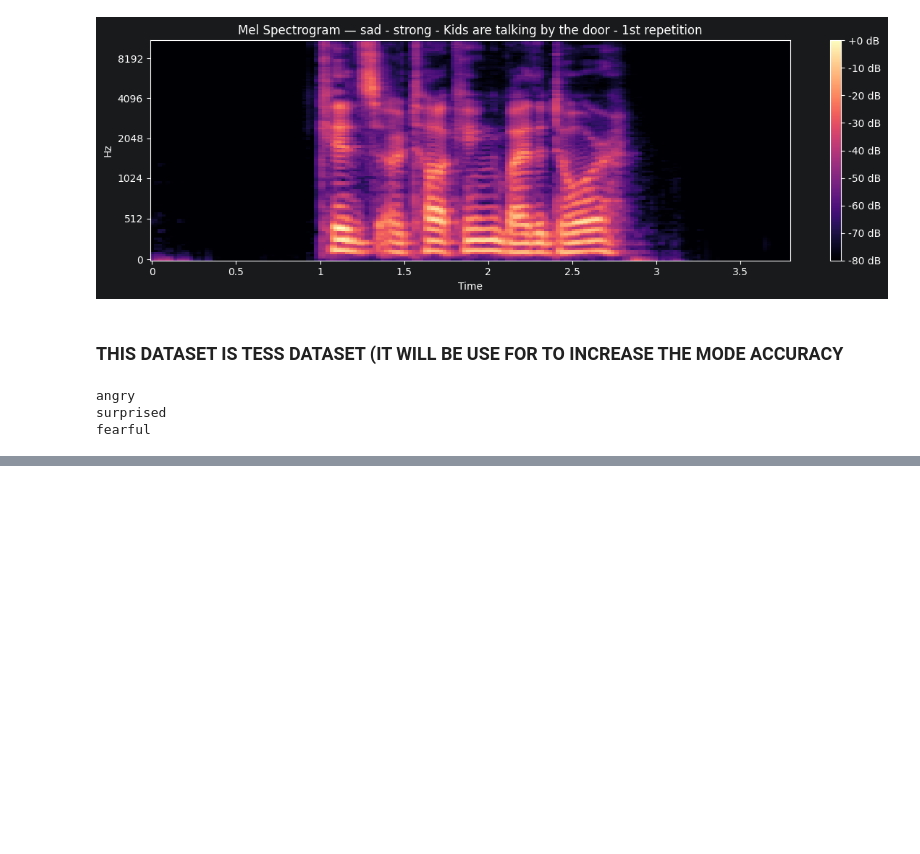
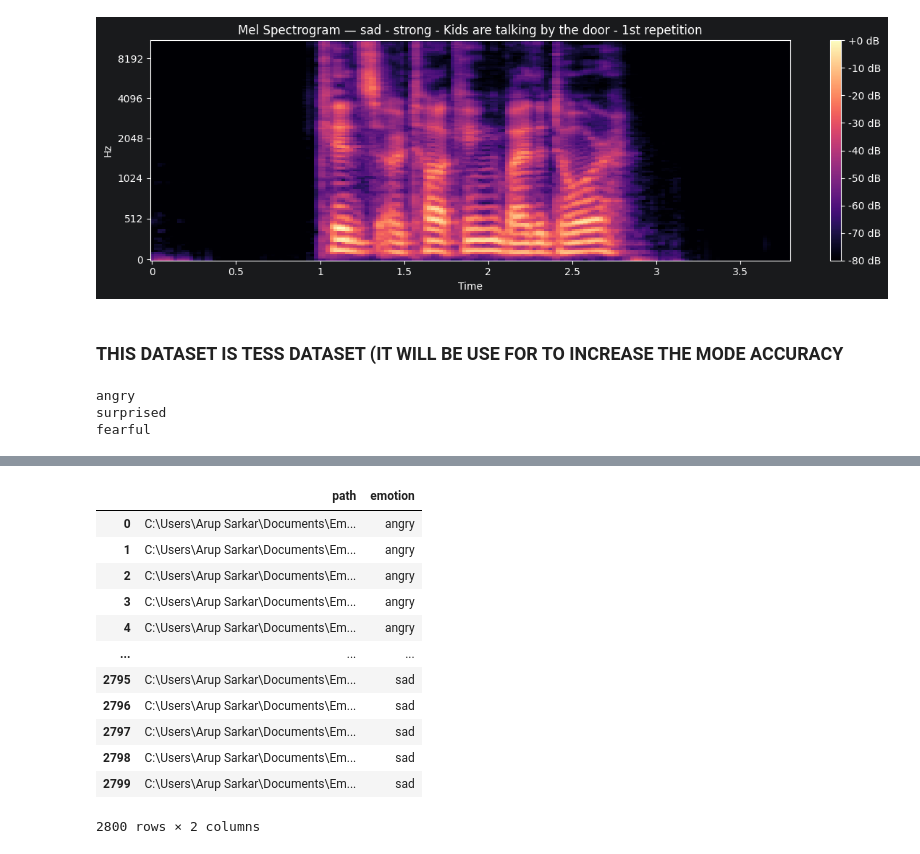
Before and after one commit to aviksarkar0204-stack/EmoWave-, a Jupyter notebook: Notebook/01_exploration.ipynb, the cells around one changed output, grey strips where cells are left out. Saved outputs shown, nothing was run; the diff lists cells and outputs as text; code cells hidden in the pictures; blank space fills up the shorter version.

```diff
--- a/Notebook/01_exploration.ipynb
+++ b/Notebook/01_exploration.ipynb
@@ -480,0 +509,16 @@ fearful
+# %%
+tess_df
+# %% [output]
+|  | path | emotion |
+| 0 | C:\Users\Arup Sarkar\Documents\Em... | angry |
+| 1 | C:\Users\Arup Sarkar\Documents\Em... | angry |
+| 2 | C:\Users\Arup Sarkar\Documents\Em... | angry |
+| 3 | C:\Users\Arup Sarkar\Documents\Em... | angry |
+| 4 | C:\Users\Arup Sarkar\Documents\Em... | angry |
+| ... | ... | ... |
+| 2795 | C:\Users\Arup Sarkar\Documents\Em... | sad |
+| 2796 | C:\Users\Arup Sarkar\Documents\Em... | sad |
+| 2797 | C:\Users\Arup Sarkar\Documents\Em... | sad |
+| 2798 | C:\Users\Arup Sarkar\Documents\Em... | sad |
+| 2799 | C:\Users\Arup Sarkar\Documents\Em... | sad |
+2800 rows × 2 columns
```
Also changed, not shown: parts of 6 cells of this notebook.
